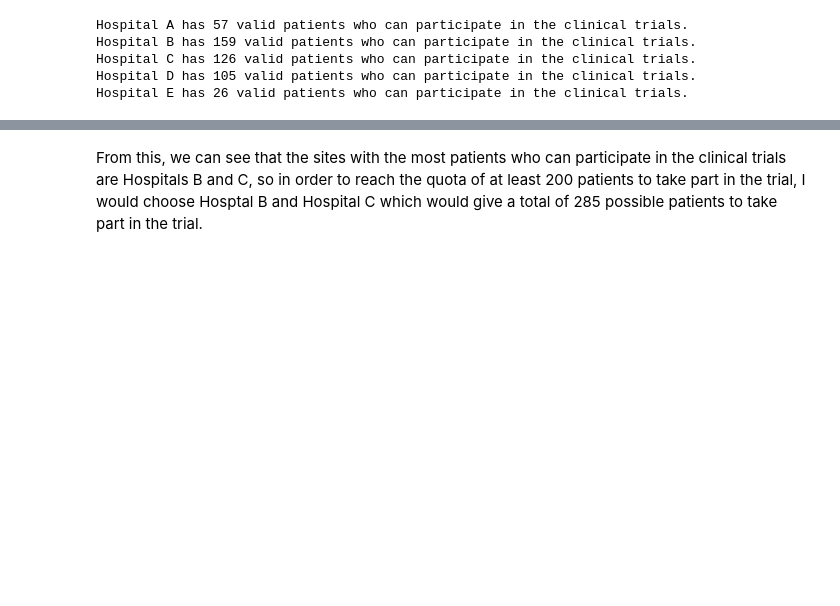
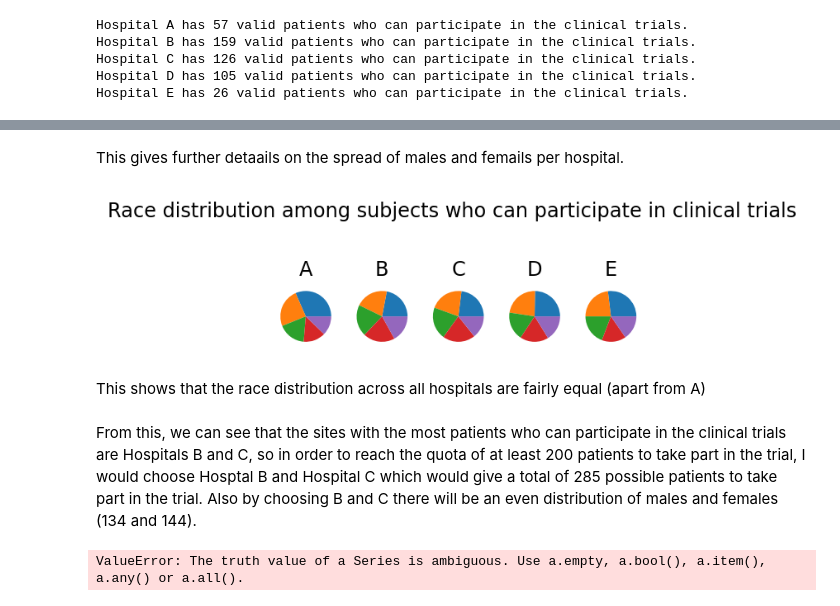
Before and after one commit to TheKonamiKoder/Clinical-Trials-Data-Analyis, a Jupyter notebook: src/main.ipynb, the cells around one changed output, grey strips where cells are left out. Drawn from its saved outputs; the diff is of its cells as text; code cells hidden in the pictures; blank space fills up the shorter version.

```diff
--- a/src/main.ipynb
+++ b/src/main.ipynb
@@ -222,0 +245,6 @@ Hospital E has 26 valid patients who can participate in the clinical trials.
+# %%
+# Representing it as numbers
+for index, site_id in np.ndenumerate(site_ids):
+    sex_distribution = clinical_trial_patients_df[clinical_trial_patients_df["SITEID"] == site_id]["SEX"]
+    print(f"{site_id} Sex Distribution: ")
+    print(sex_distribution.value_counts())
@@ -223,2 +269,37 @@ Hospital E has 26 valid patients who can participate in the clinical trials.
+# %% [markdown]
+This gives further detaails on the spread of males and femails per hospital.
+# %%
+# Seeing the race distribution across the hospitals
+
+fig = plt.figure(figsize=(4, 2), dpi=144)
+fig.suptitle("Race distribution among subjects who can participate in clinical trials")
+
+for index, site_id in np.ndenumerate(site_ids):
+    ax = fig.add_subplot(1, 5, index[0]+1)
+    race_distribution = clinical_trial_patients_df[clinical_trial_patients_df["SITEID"] == site_id]["RACE"]
+    races = []
+    counts = []
+    for race, count in race_distribution.value_counts().items():
+        counts.append(count)
+        races.append(race)
+    ax.pie(counts)
+    ax.set_title(site_id[-1])
+
+plt.show()
+# %% [output]
+[figure, added]
+# %% [markdown]
+This shows that the race distribution across all hospitals are fairly equal (apart from A)
 # %% [markdown]
-From this, we can see that the sites with the most patients who can participate in the clinical trials are Hospitals B and C, so in order to reach the quota of at least 200 patients to take part in the trial, I would choose Hosptal B and Hospital C which would give a total of 285 possible patients to take part in the trial.
+From this, we can see that the sites with the most patients who can participate in the clinical trials are Hospitals B and C, so in order to reach the quota of at least 200 patients to take part in the trial, I would choose Hosptal B and Hospital C which would give a total of 285 possible patients to take part in the trial. Also by choosing B and C there will be an even distribution of males and females (134 and 144).
+# %%
+final_subject_selection_df = clinical_trial_patients_df[
+    (clinical_trial_patients_df["SITEID"] == "Hospital B") |
+    (clinical_trial_patients_df["SITEID"] == "Hospital C")
+]
+
+final_subject_selection_df.to_csv("../data/final_subject_selection.csv")
+
+final_subject_selection_df.head()
+# %% [output]
+ValueError: The truth value of a Series is ambiguous. Use a.empty, a.bool(), a.item(), a.any() or a.all().
```
Also changed, not shown: parts of 3 cells of this notebook, 1 other file.
